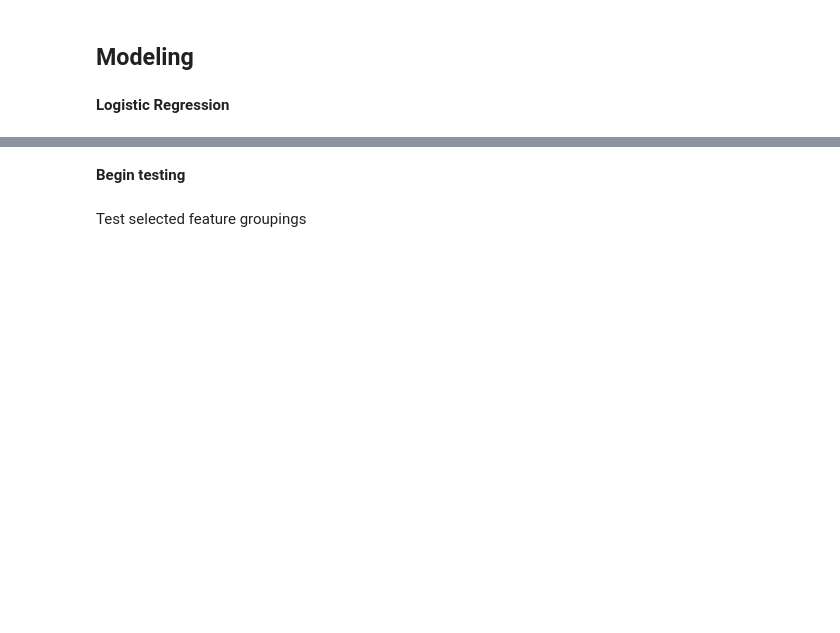
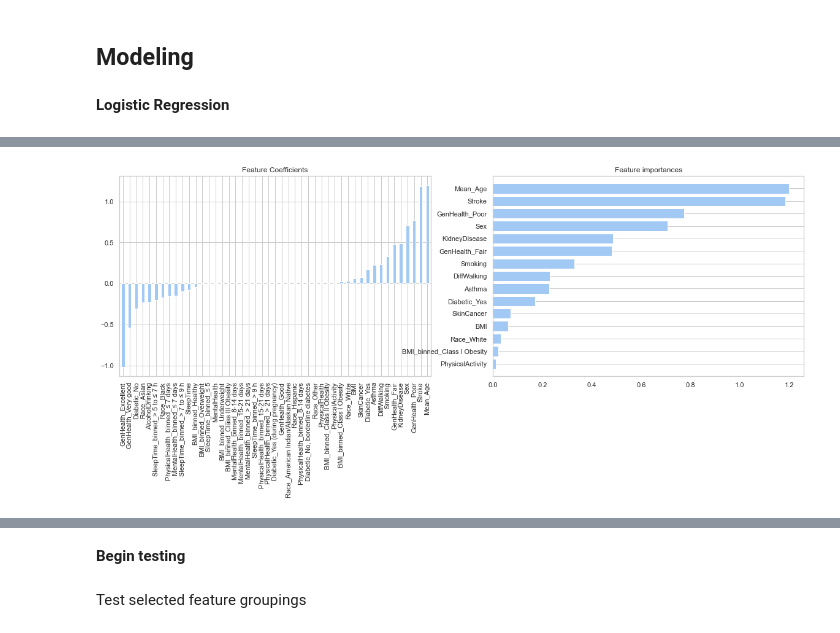
Before and after one commit to phebecarlson/Capstone-Two, a Jupyter notebook: Feature selection - Heart Disease Indicators.ipynb, the cells around one changed output, grey strips where cells are left out. Cells and saved outputs as stored; diff of their text form; code cells hidden in the pictures; blank space fills up the shorter version.

```diff
--- a/Feature selection - Heart Disease Indicators.ipynb
+++ b/Feature selection - Heart Disease Indicators.ipynb
@@ -347,15 +465,17 @@ plt.show()
 # %%
 # plot feature coefficients representing feature importance
 feature_names = list(lr2.feature_names_in_)
 coef_ = lr2.coef_[0]
 coef = pd.Series(coef_, feature_names)
 fig, ax = plt.subplots(1,2,figsize=(20,6))
 coef.sort_values().plot(kind='bar', title='Feature Coefficients', ax=ax[0])
 
 # plot absolute value of coefficients
 # according to scikit documentation, model.coef_[0] is used to get the importance of the feature.
-plot.feature_importances(coef_, top_n=8, feature_names=feature_names, ax=ax[1])
+plot.feature_importances(coef_, top_n=15, feature_names=feature_names, ax=ax[1])
 plt.show()
+# %% [output]
+[figure, added]
 # %%
 # plot feature coefficients representing feature importance -- after scaling/correcting with standard deviation
 feature_names = list(lr2.feature_names_in_)
```
Also changed, not shown: parts of 44 cells of this notebook.
